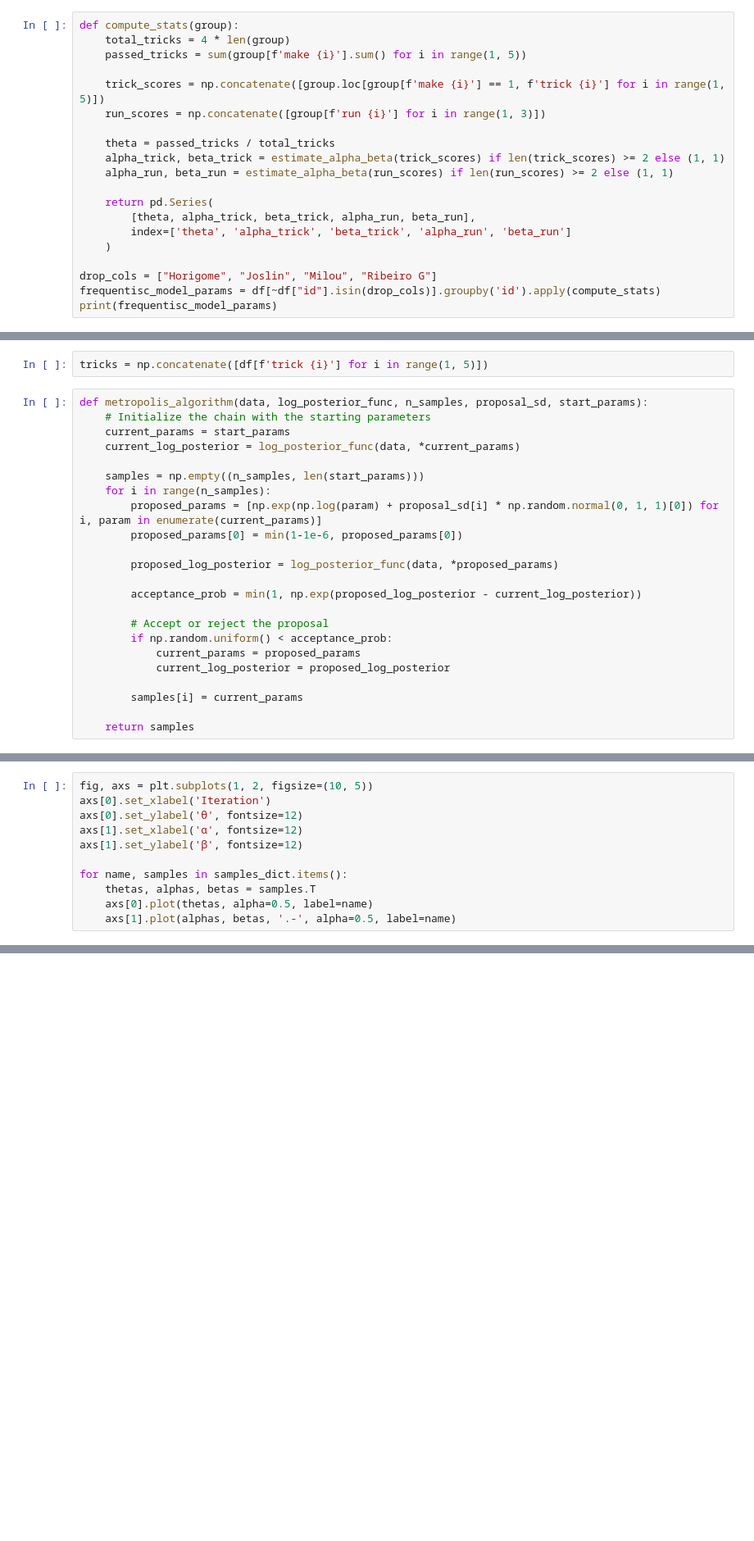
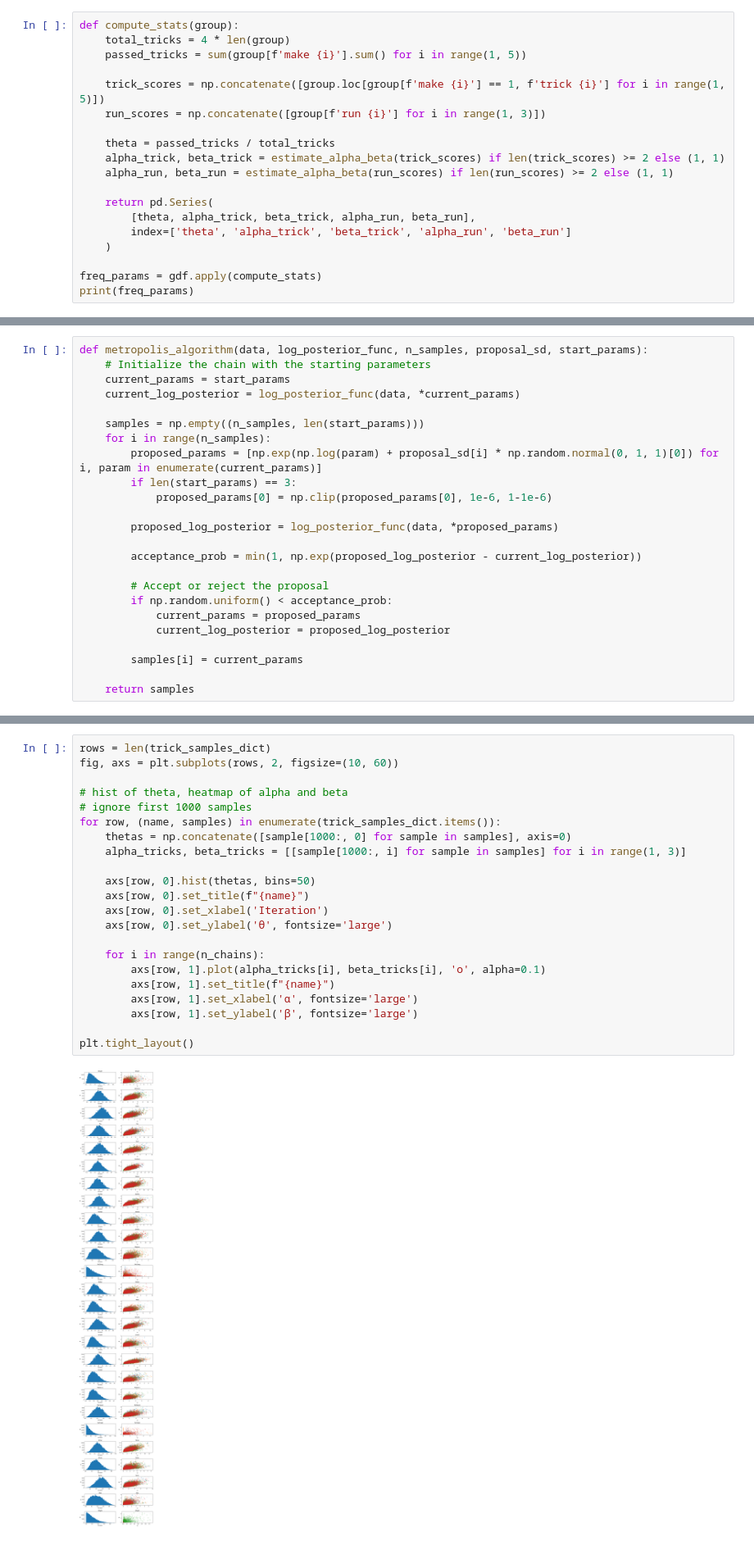
Before and after one commit to vilhelm-k/SF1930, a Jupyter notebook: Projekt.ipynb, the cells around one changed output, grey strips where cells are left out. Shown at 82% size. Cells and saved outputs as stored; diff of their text form; blank space fills up the shorter version.

```diff
--- a/Projekt.ipynb
+++ b/Projekt.ipynb
@@ -105,9 +108,8 @@ def compute_stats(group):
         index=['theta', 'alpha_trick', 'beta_trick', 'alpha_run', 'beta_run']
     )
 
-drop_cols = ["Horigome", "Joslin", "Milou", "Ribeiro G"]
-frequentisc_model_params = df[~df["id"].isin(drop_cols)].groupby('id').apply(compute_stats)
-print(frequentisc_model_params)
+freq_params = gdf.apply(compute_stats)
+print(freq_params)
 # %% [output]
               theta  alpha_trick  beta_trick    alpha_run     beta_run
 id
@@ -227,5 +219,3 @@ dtype: float64
-# %%
-tricks = np.concatenate([df[f'trick {i}'] for i in range(1, 5)])
 # %%
 def metropolis_algorithm(data, log_posterior_func, n_samples, proposal_sd, start_params):
     # Initialize the chain with the starting parameters
@@ -235,7 +225,8 @@ def metropolis_algorithm(data, log_posterior_func, n_samples, proposal_sd, start
     samples = np.empty((n_samples, len(start_params)))
     for i in range(n_samples):
         proposed_params = [np.exp(np.log(param) + proposal_sd[i] * np.random.normal(0, 1, 1)[0]) for i, param in enumerate(current_params)]
-        proposed_params[0] = min(1-1e-6, proposed_params[0])
+        if len(start_params) == 3:
+            proposed_params[0] = np.clip(proposed_params[0], 1e-6, 1-1e-6)
 
         proposed_log_posterior = log_posterior_func(data, *proposed_params)
 
@@ -292,11 +260,0 @@ for name, group in gdf:
-# %%
-fig, axs = plt.subplots(1, 2, figsize=(10, 5))
-axs[0].set_xlabel('Iteration')
-axs[0].set_ylabel('θ', fontsize=12)
-axs[1].set_xlabel('α', fontsize=12)
-axs[1].set_ylabel('β', fontsize=12)
-
-for name, samples in samples_dict.items():
-    thetas, alphas, betas = samples.T
-    axs[0].plot(thetas, alpha=0.5, label=name)
-    axs[1].plot(alphas, betas, '.-', alpha=0.5, label=name)
@@ -304,0 +261,24 @@ for name, samples in samples_dict.items():
+# %%
+rows = len(trick_samples_dict)
+fig, axs = plt.subplots(rows, 2, figsize=(10, 60))
+
+# hist of theta, heatmap of alpha and beta
+# ignore first 1000 samples
+for row, (name, samples) in enumerate(trick_samples_dict.items()):
+    thetas = np.concatenate([sample[1000:, 0] for sample in samples], axis=0)
+    alpha_tricks, beta_tricks = [[sample[1000:, i] for sample in samples] for i in range(1, 3)]
+
+    axs[row, 0].hist(thetas, bins=50)
+    axs[row, 0].set_title(f"{name}")
+    axs[row, 0].set_xlabel('Iteration')
+    axs[row, 0].set_ylabel('θ', fontsize='large')
+
+    for i in range(n_chains):
+        axs[row, 1].plot(alpha_tricks[i], beta_tricks[i], 'o', alpha=0.1)
+        axs[row, 1].set_title(f"{name}")
+        axs[row, 1].set_xlabel('α', fontsize='large')
+        axs[row, 1].set_ylabel('β', fontsize='large')
+
+plt.tight_layout()
+# %% [output]
+[figure, added]
```
Also changed, not shown: parts of 16 cells of this notebook.
